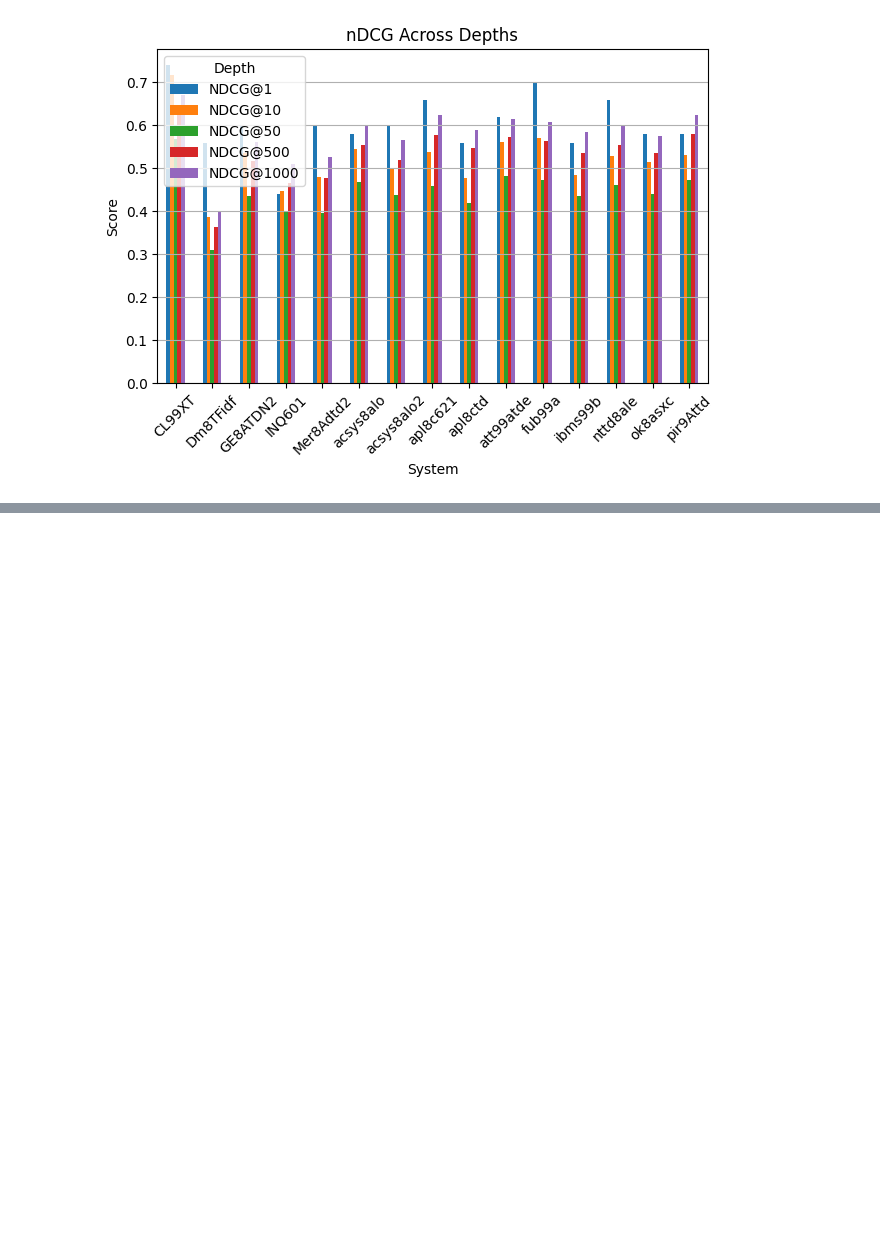
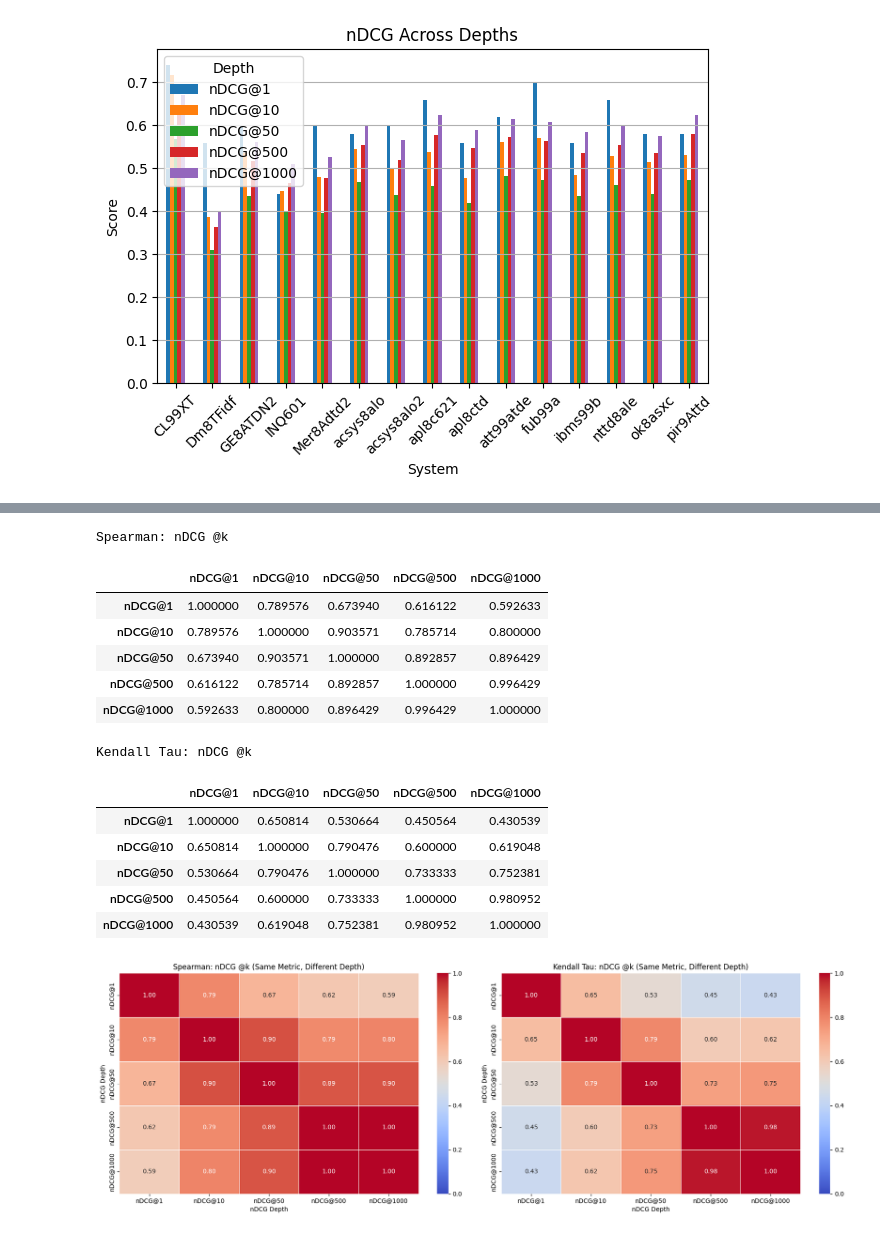
Before and after one commit to imanhaikal/WIE3004_IR_GroupProject, a Jupyter notebook: src/Info_Retrieval (full with cleaning & precision & MAP).ipynb, the cells around one changed output, grey strips where cells are left out. Cells and saved outputs as stored; diff of their text form; code cells hidden in the pictures; blank space fills up the shorter version.

```diff
--- a/src/Info_Retrieval (full with cleaning & precision & MAP).ipynb
+++ b/src/Info_Retrieval (full with cleaning & precision & MAP).ipynb
@@ -1444,0 +1278,10 @@ pir9Attd      0.58  0.531018  0.473206  0.579046   0.625154
+# %%
+ndcg_comparison = pd.DataFrame({
+    'nDCG@1':    get_metric_scores('nDCG@1'),
+    'nDCG@10':   get_metric_scores('nDCG@10'),
+    'nDCG@50':   get_metric_scores('nDCG@50'),
+    'nDCG@500':  get_metric_scores('nDCG@500'),
+    'nDCG@1000': get_metric_scores('nDCG@1000'),
+})
+ndcg_comparison = ndcg_comparison.drop(index='Overall', errors='ignore')
+print(ndcg_comparison)
@@ -2054,0 +1317,28 @@ Results saved to: ..\data\output\Significance_Results
+# %%
+ndcg_depth_corr_spearman = ndcg_comparison.corr(method='spearman')
+ndcg_depth_corr_kendall  = ndcg_comparison.corr(method='kendall')
+print("\nSpearman: nDCG @k")
+display(ndcg_depth_corr_spearman)
+print("\nKendall Tau: nDCG @k")
+display(ndcg_depth_corr_kendall)
+plot_dual_heatmap(
+    ndcg_depth_corr_spearman, ndcg_depth_corr_kendall,
+    title_prefix="nDCG @k (Same Metric, Different Depth)",
+    xlabel="nDCG Depth", ylabel="nDCG Depth"
+)
+# %% [output]
+Spearman: nDCG @k
+|  | nDCG@1 | nDCG@10 | nDCG@50 | nDCG@500 | nDCG@1000 |
+| nDCG@1 | 1.000000 | 0.789576 | 0.673940 | 0.616122 | 0.592633 |
+| nDCG@10 | 0.789576 | 1.000000 | 0.903571 | 0.785714 | 0.800000 |
+| nDCG@50 | 0.673940 | 0.903571 | 1.000000 | 0.892857 | 0.896429 |
+| nDCG@500 | 0.616122 | 0.785714 | 0.892857 | 1.000000 | 0.996429 |
+| nDCG@1000 | 0.592633 | 0.800000 | 0.896429 | 0.996429 | 1.000000 |
+Kendall Tau: nDCG @k
+|  | nDCG@1 | nDCG@10 | nDCG@50 | nDCG@500 | nDCG@1000 |
+| nDCG@1 | 1.000000 | 0.650814 | 0.530664 | 0.450564 | 0.430539 |
+| nDCG@10 | 0.650814 | 1.000000 | 0.790476 | 0.600000 | 0.619048 |
+| nDCG@50 | 0.530664 | 0.790476 | 1.000000 | 0.733333 | 0.752381 |
+| nDCG@500 | 0.450564 | 0.600000 | 0.733333 | 1.000000 | 0.980952 |
+| nDCG@1000 | 0.430539 | 0.619048 | 0.752381 | 0.980952 | 1.000000 |
+[figure, added]
```
Also changed, not shown: parts of 97 cells of this notebook, 23 other files.
